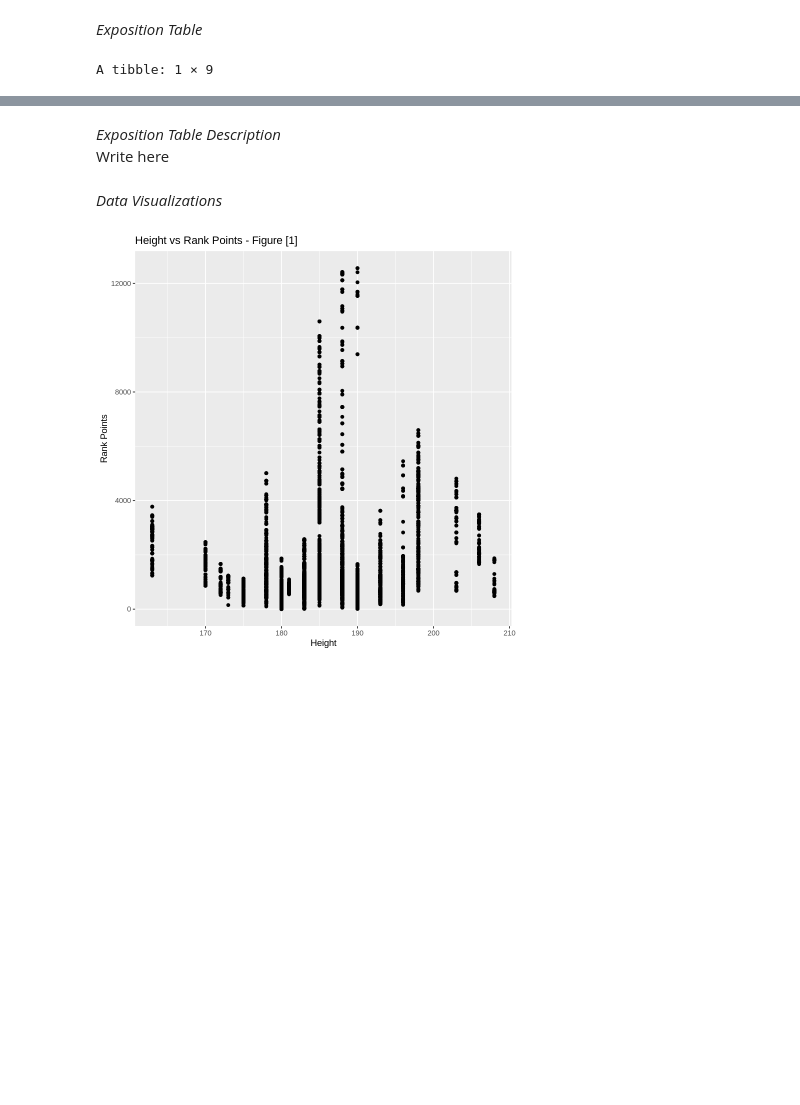
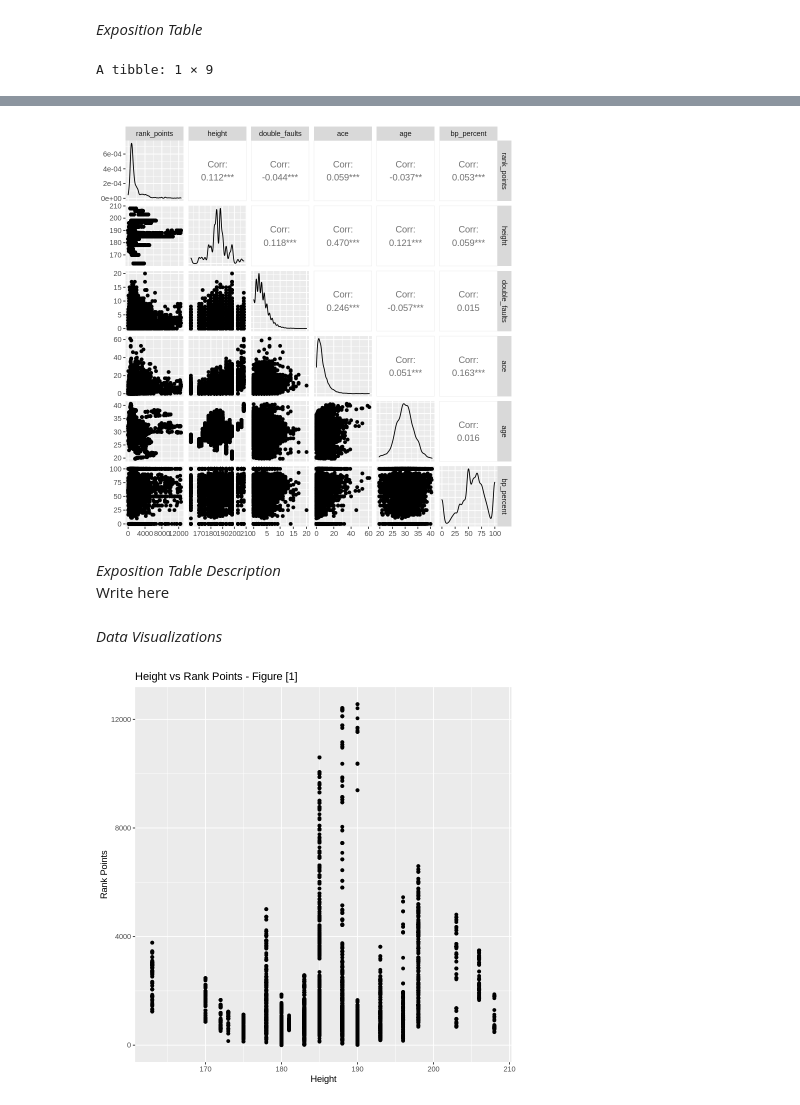
Before and after one commit to EliNAdr/DSCI-100_007-13, a Jupyter notebook: Project_report.ipynb, the cells around one changed output, grey strips where cells are left out. Saved outputs shown, nothing was run; the diff lists cells and outputs as text; code cells hidden in the pictures; blank space fills up the shorter version.

```diff
--- a/Project_report.ipynb
+++ b/Project_report.ipynb
@@ -96,21 +83,25 @@ A tibble: 6146 × 4
 # %%
 # data exposition
 
 exposit_table <- tibble("player_train_leng" = nrow(player_train),
                        "rp_avg" = mean(player_train$rank_points),
                        "rp_max" = max(player_train$rank_points),
                        "rp_min" = min(player_train$rank_points),
                        "height_avg" = mean(player_train$height),
                        "height_max" = max(player_train$height),
                        "height_min" = min(player_train$height),
                        "df_avg" = mean(player_train$double_faults),
                        "bp_percent_avg" = mean(player_train$bp_percent))
 exposit_table
+
+player_pairs <- player_train |> ggpairs()
+player_pairs
 # %% [output]
 A tibble: 1 × 9
 | player_train_leng | rp_avg | rp_max | rp_min | height_avg | height_max | height_min | df_avg | bp_percent_avg |
 | <int> | <dbl> | <dbl> | <dbl> | <dbl> | <dbl> | <dbl> | <dbl> | <dbl> |
 | 6146 | 1746.893 | 12560 | 1 | 186.2519 | 208 | 163 | 3.113733 | 59.17036 |
+[figure, added]
 # %% [markdown]
 *Exposition Table Description*<br>
 Write here
```
Also changed, not shown: parts of 8 cells of this notebook.
